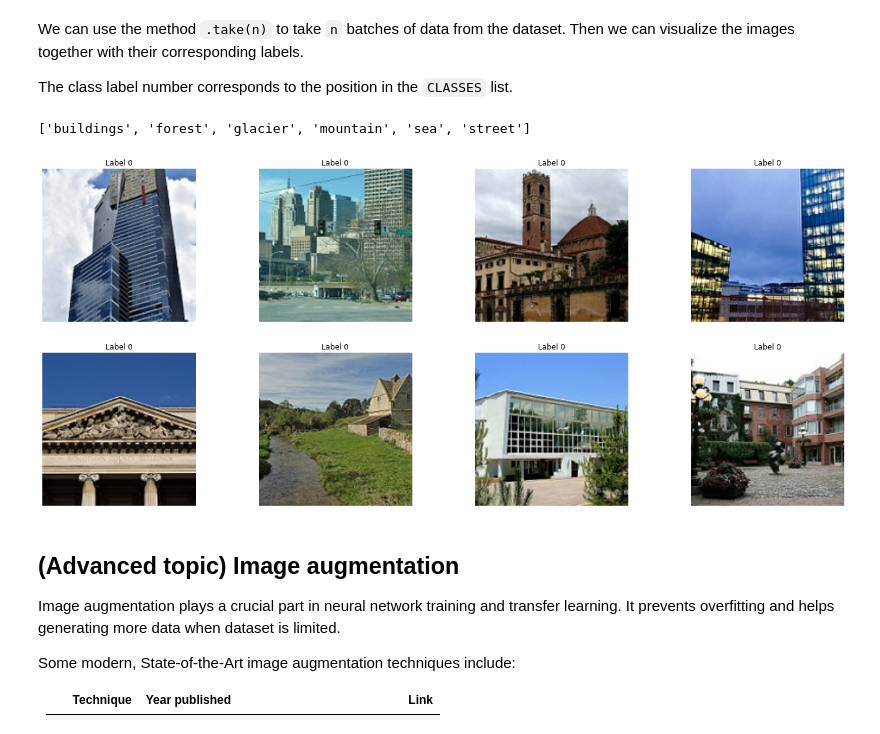
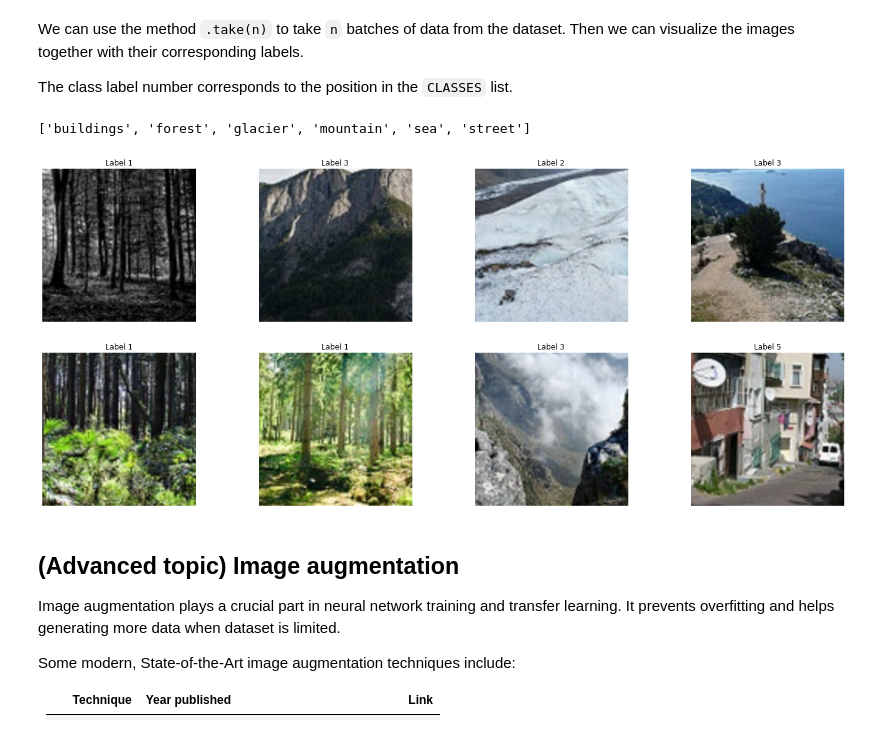
Before and after one commit to MLDA-NTU/Transfer-Learning-DL2020, a Jupyter notebook: Transfer Learning (Solution).ipynb, the cells around one changed output. Cells and saved outputs as stored; diff of their text form; code cells hidden in the pictures.

```diff
--- a/Transfer Learning (Solution).ipynb
+++ b/Transfer Learning (Solution).ipynb
@@ -94,15 +96,18 @@ NUM_CLASSES = 6
 # %% [markdown]
 > To have better numerical stability during training, it's a common practice to not use softmax activation at the last classification layer (dense layer) and indicate `from_logits=True` in the loss function (see Model training later)
 # %%
-# Load pre-trained model from TensorFlow Hub
-hub_url = "https://tfhub.dev/google/imagenet/resnet_v1_50/feature_vector/4"
-hub_model = hub.KerasLayer(hub_url, trainable=False)
+# parameters to build the model
+IMG_WIDTH = 300
+IMG_HEIGHT = 300
+IMG_DIM = (IMG_WIDTH, IMG_HEIGHT)
+
+NUM_CLASSES = 6
 
 model = tf.keras.Sequential([
-    hub_model,                          # obtain feature vector from a pre-trained neural network
-    tf.keras.layers.Dense(NUM_CLASSES)  # classification layer. number of units = number of classes
+    hub_model,                                                  # obtain feature vector from a pre-trained neural network
+    tf.keras.layers.Dense(NUM_CLASSES, activation='softmax')    # classification layer. number of units = number of classes
 ])
-model.build([None, IMG_HEIGHT, IMG_WIDTH, 3])
+model.build([None, IMG_HEIGHT, IMG_WIDTH, 3])                   # let the model know what's the input shape looks like
 
 model.summary()
 # %% [output]
@@ -229,20 +234,20 @@ The class label number corresponds to the position in the `CLASSES` list.
 # %%
 plt.figure(figsize=(24,10))
 
-for imgs, labels in test_ds.take(1):
+for imgs, labels in train_ds.take(1):
     # take 1 batch. each batch has BATCH_SIZE samples
     for i in range(8):
         plt.subplot(2,4,i+1)
         image = imgs[i]
         label = labels[i]
         plt.imshow(image)
         plt.axis('off')
         plt.title('Label ' + str(label.numpy()))
 
 print(CLASSES)
 # %% [output]
 ['buildings', 'forest', 'glacier', 'mountain', 'sea', 'street']
-[figure, old version]
+[figure, new version]
 # %% [markdown]
 ## (Advanced topic) Image augmentation
 Image augmentation plays a crucial part in neural network training and transfer learning. It prevents overfitting and helps generating more data when dataset is limited.
```
Also changed, not shown: parts of 27 cells of this notebook, 2 other files.
